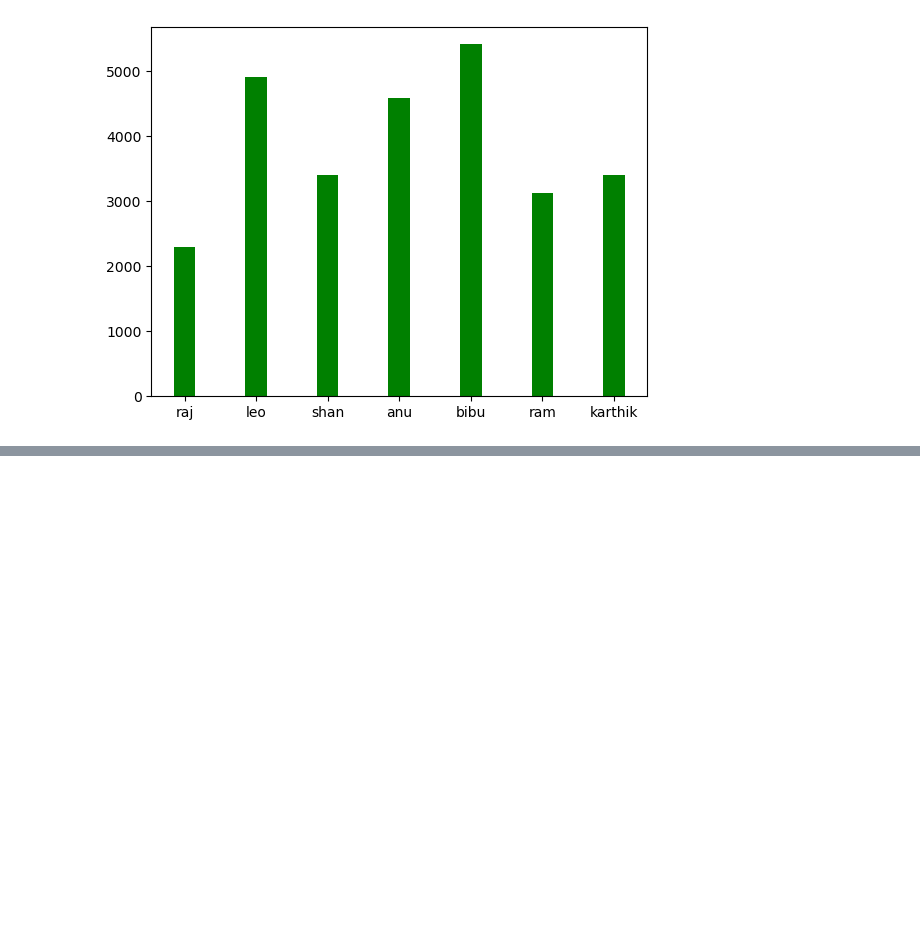
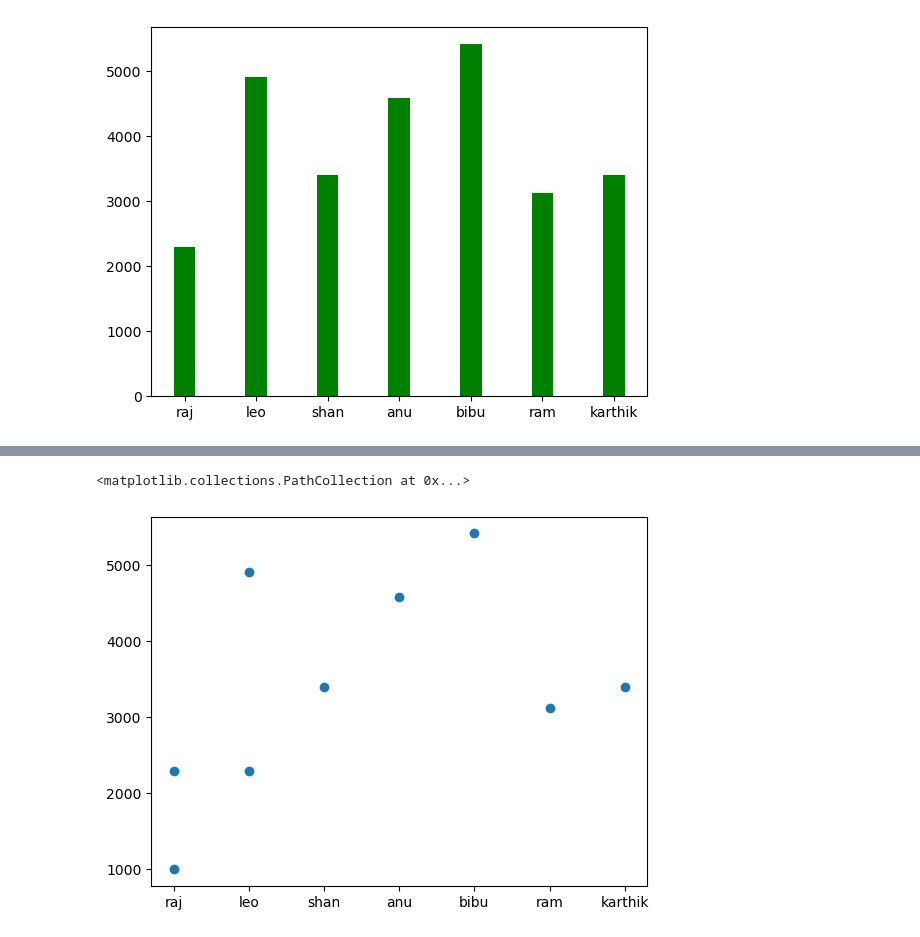
Before and after one commit to pakarthikstudent/DataEngineering__MLOps, a Jupyter notebook: DAY2/DE-2.ipynb, the cells around one changed output, grey strips where cells are left out. Saved outputs shown, nothing was run; the diff lists cells and outputs as text; code cells hidden in the pictures; blank space fills up the shorter version.

```diff
--- a/DAY2/DE-2.ipynb
+++ b/DAY2/DE-2.ipynb
@@ -420,0 +664,5 @@ plt.bar(df_dept['ename'],df_dept['ecost'],width=0.3,color='green')
+# %%
+plt.scatter(df_csv['ename'],df_csv['ecost'])
+# %% [output]
+<matplotlib.collections.PathCollection at 0x...>
+[figure, added]
```
Also changed, not shown: parts of 17 cells of this notebook.
